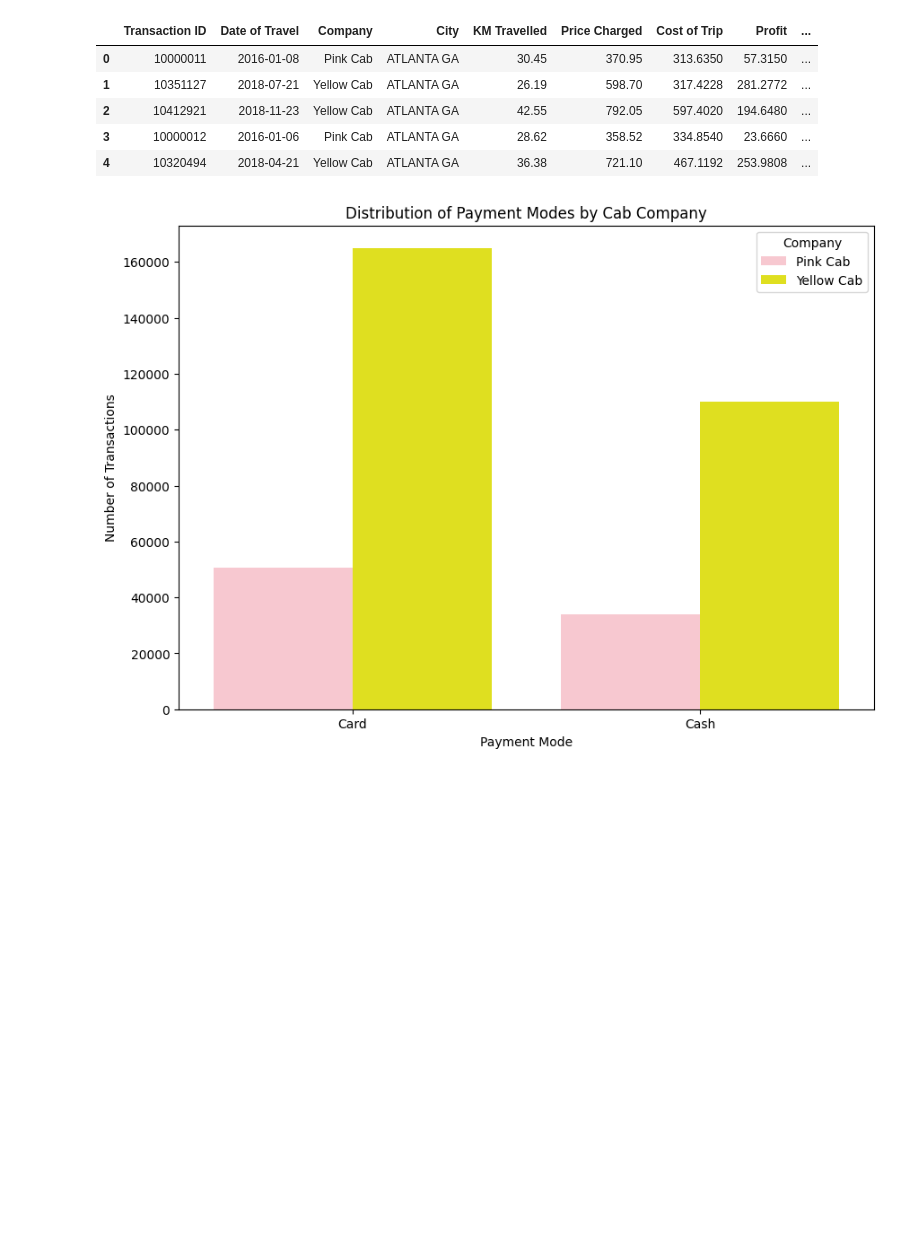
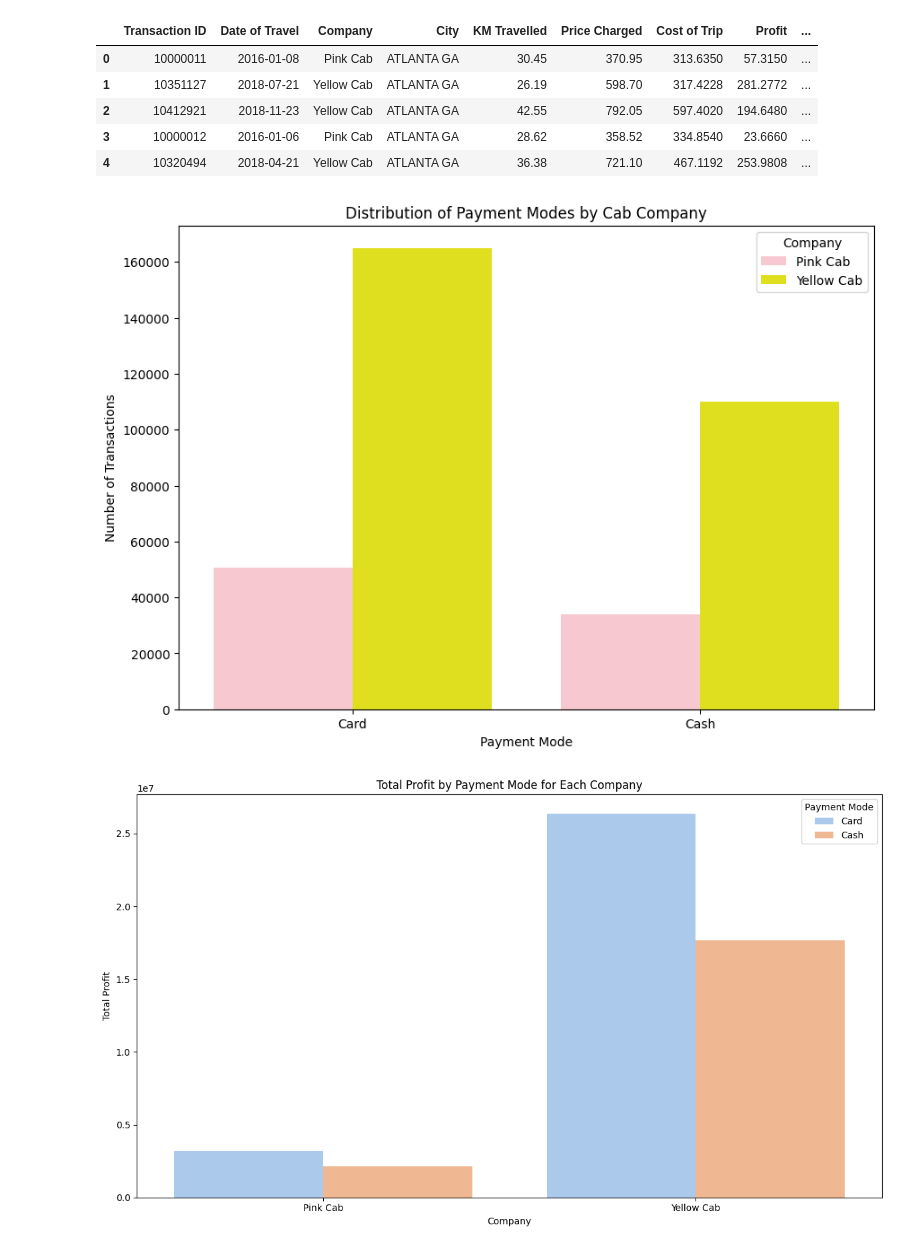
Before and after one commit to matthewiversen/data-glacier-internship, a Jupyter notebook: week-2/notebook.ipynb, the cells around one changed output. Cells and saved outputs as stored; diff of their text form; code cells hidden in the pictures; blank space fills up the shorter version.

```diff
--- a/week-2/notebook.ipynb
+++ b/week-2/notebook.ipynb
@@ -683,10 +692,23 @@ merged_data.head()
 # %%
 plt.figure(figsize=(10, 7))
 sb.countplot(data=merged_data, x='Payment_Mode', hue='Company', palette=['pink', 'yellow'])
 plt.title('Distribution of Payment Modes by Cab Company')
 plt.ylabel('Number of Transactions')
 plt.xlabel('Payment Mode')
 plt.legend(title='Company')
 plt.show()
+
+# Analyzing profit by payment mode for each company
+payment_mode_profit = merged_data.groupby(['Company', 'Payment_Mode'])['Profit'].sum().reset_index()
+
+plt.figure(figsize=(12, 7))
+sb.barplot(data=payment_mode_profit, x='Company', y='Profit', hue='Payment_Mode', palette='pastel')
+plt.title('Total Profit by Payment Mode for Each Company')
+plt.ylabel('Total Profit')
+plt.xlabel('Company')
+plt.legend(title='Payment Mode')
+plt.tight_layout()
+plt.show()
 # %% [output]
 [figure]
+[figure, added]
```
Also changed, not shown: parts of 10 cells of this notebook.
